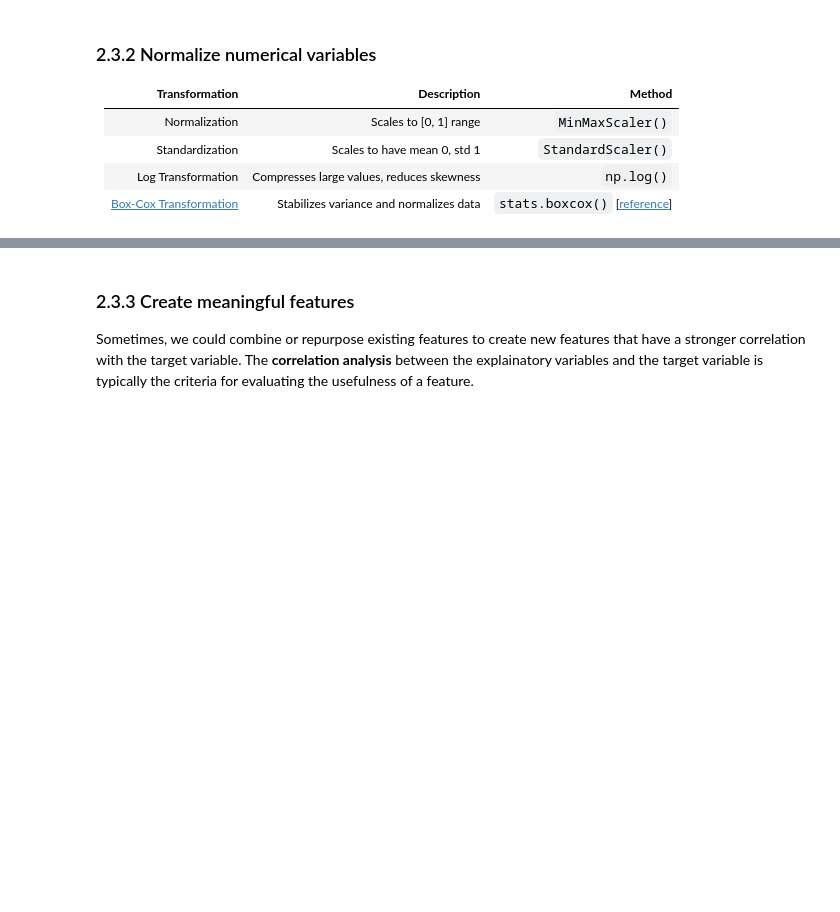
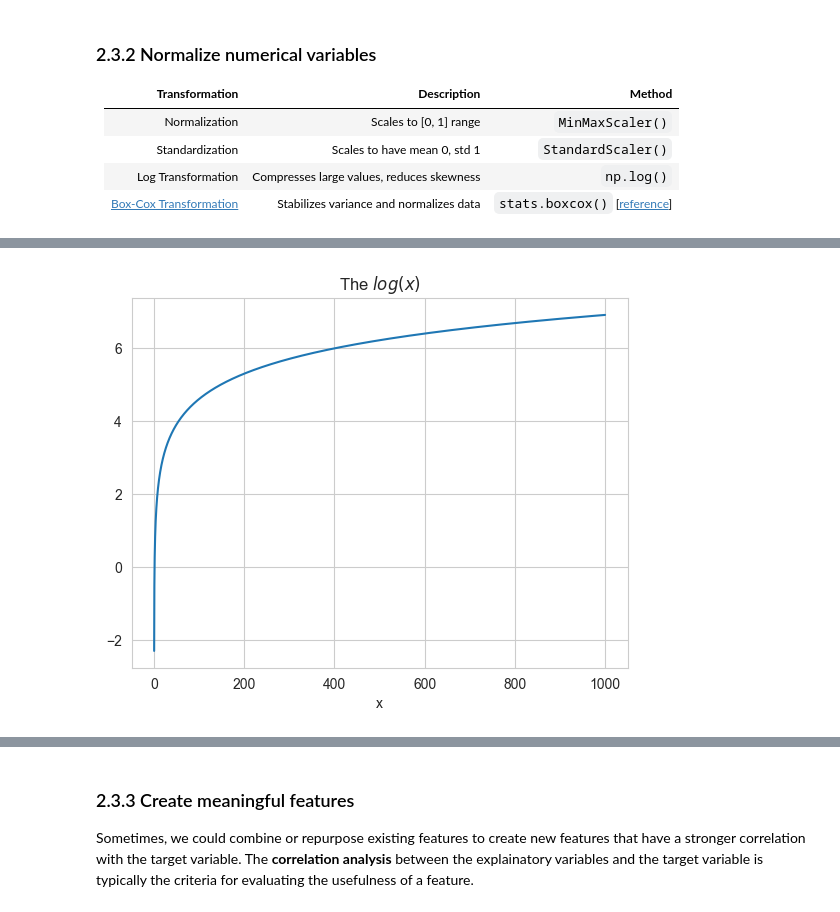
Before and after one commit to xiangshiyin/machine-learning-for-actuarial-science, a Jupyter notebook: 2025-spring/week05/notebook/demo.ipynb, the cells around one changed output, grey strips where cells are left out. Cells and saved outputs as stored; diff of their text form; code cells hidden in the pictures; blank space fills up the shorter version.

```diff
--- a/2025-spring/week05/notebook/demo.ipynb
+++ b/2025-spring/week05/notebook/demo.ipynb
@@ -330,3 +626,14 @@ df_standardized
+# %%
+import numpy as np
+
+x = np.arange(0.1, 1000, 0.1)
+# np.log(x)[:3]
+plt.plot(x, np.log(x))
+plt.title('The $log(x)$')
+plt.xlabel('x')
+plt.show()
+# %% [output]
+[figure, added]
 # %%
 # Log transformation - right skewed data
 import numpy as np
```
Also changed, not shown: parts of 64 cells of this notebook.
